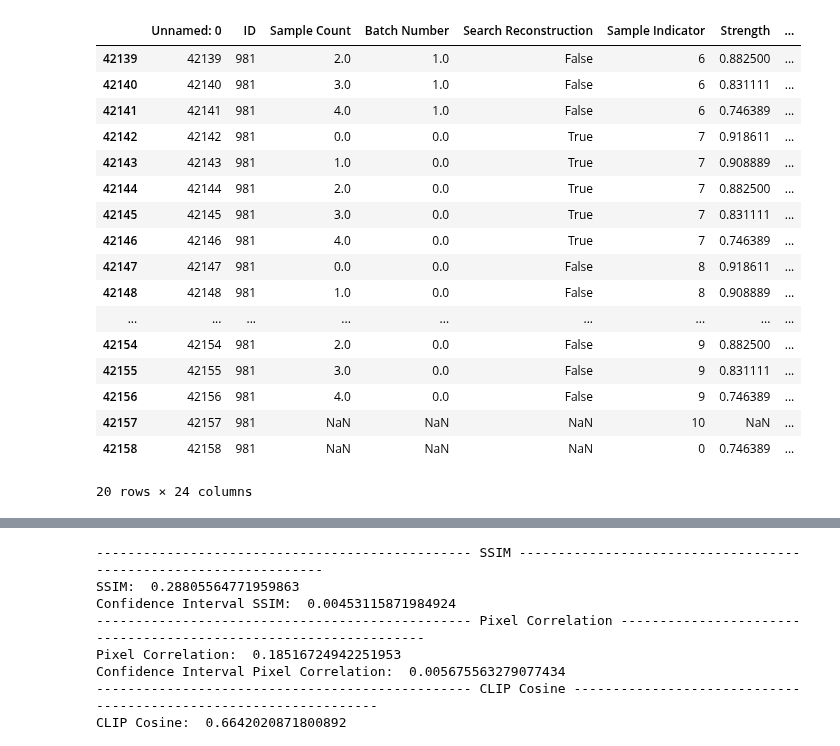
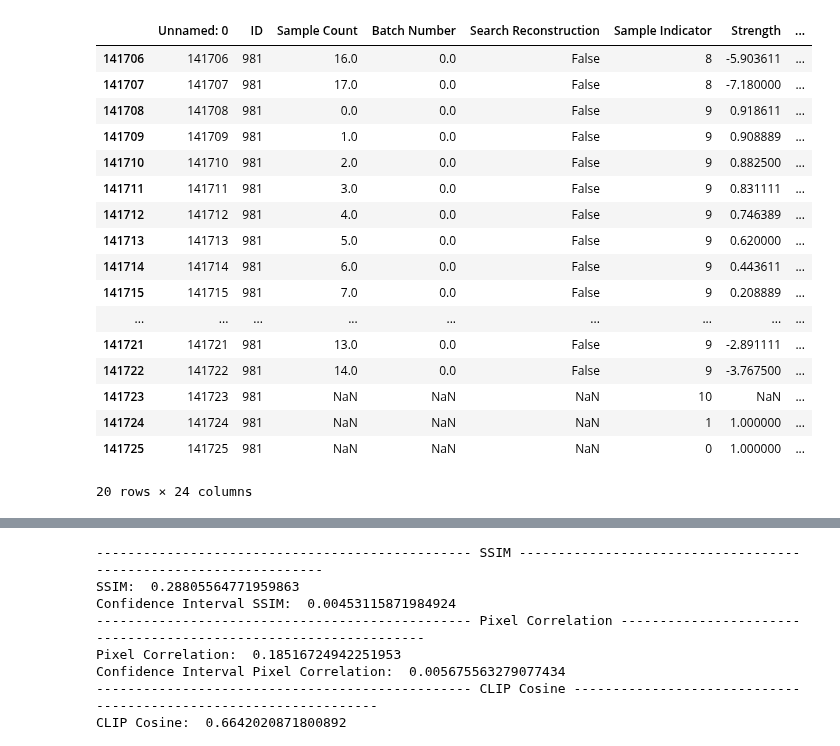
Before and after one commit to reesekneeland/Second-Sight, a Jupyter notebook: scripts/prepare_figures.ipynb, the cells around one changed output, grey strips where cells are left out. Drawn from its saved outputs; the diff is of its cells as text; code cells hidden in the pictures.

```diff
--- a/scripts/prepare_figures.ipynb
+++ b/scripts/prepare_figures.ipynb
@@ -25,55 +25,70 @@ import json
 # log_path = "/export/raid1/home/kneel027/Second-Sight/logs/" + folder + "/statistics_df_60.csv"
 
 
 # Second Sight
 subject = 1
-folder = "Final Run: SCS UC LD 6:100:4 Dual Guided clip_iter"
-directory_path = "/export/raid1/home/ojeda040/Second-Sight/reconstructions/subject" + str(subject) + "/" + folder + "/statistics_df_897.csv"
+folder = "dataframes"
+experiment = "Final Run: SCS UC LD 6:100:4 Dual Guided clip_iter"
+directory_path = "/export/raid1/home/ojeda040/Second-Sight/reconstructions/subject" + str(subject) + "/" + folder + "/statistics_df_" + experiment + "_all_images_897.csv"
 
 # Brain Diffuser
 # subject = 1
-# folder = "Brain Diffuser regen"
-# directory_path = "/export/raid1/home/ojeda040/Second-Sight/reconstructions/subject" + str(subject) + "/" + folder + "/statistics_df_897.csv"
+# folder = "dataframes"
+# experiment = "Brain Diffuser regen"
+# directory_path = "/export/raid1/home/ojeda040/Second-Sight/reconstructions/subject" + str(subject) + "/" + folder + "/statistics_df_" + experiment + "_brain_correlation_897.csv"
 
 # Tagaki
 # subject = 1
-# folder = "Tagaki"
-# directory_path = "/export/raid1/home/ojeda040/Second-Sight/reconstructions/subject" + str(subject) + "/" + folder + "/statistics_df_897.csv"
+# folder = "dataframes"
+# experiment = "Tagaki"
+# directory_path = "/export/raid1/home/ojeda040/Second-Sight/reconstructions/subject" + str(subject) + "/" + folder + "/statistics_df_" + experiment + "_brain_correlation_897.csv"
+
+# Mind Diffuser
+# subject = 1
+# folder = "dataframes"
+# experiment = "Mind Diffuser"
+# directory_path = "/export/raid1/home/ojeda040/Second-Sight/reconstructions/subject" + str(subject) + "/" + folder + "/statistics_df_" + experiment + "_brain_correlation_897.csv"
+
+# Cortical Convolutions
+# subject = 1
+# folder = "dataframes"
+# experiment = "Cortical Convolutions"
+# directory_path = "/export/raid1/home/ojeda040/Second-Sight/reconstructions/subject" + str(subject) + "/" + folder + "/statistics_df_" + experiment + "_brain_correlation_897.csv"
 
 df = pd.read_csv(directory_path)
 df.tail(20)
 
 #   0 --> Ground Truth
 #   1 --> VDVAE Distribution        (Decoded Distribution)
 #   2 --> Clip Distrubituon         (Decoded CLIP Only)
 #   3 --> Clip Distrubituon + VDVAE (Decoded CLIP + VDVAE)
 #   4 --> iter_0
 #   5 --> iter_1
 #   6 --> iter_2
 #   7 --> iter_3
 #   8 --> iter_4
 #   9 --> iter_5
 #  10 --> Search Reconstruction
 
 # {"clip_distribution" : 1, "vdvae_distribution" : 2, "clip+vdvae_distribution" : 3, "iter_0" : 4, "iter_1" : 5 , "iter_2" : 6, "iter_3" : 7, "iter_4" : 8, "iter_5" : 9}
 # %% [output]
 |  | Unnamed: 0 | ID | Sample Count | Batch Number | Search Reconstruction | Sample Indicator | Strength | ... |
-| 42139 | 42139 | 981 | 2.0 | 1.0 | False | 6 | 0.882500 | ... |
-| 42140 | 42140 | 981 | 3.0 | 1.0 | False | 6 | 0.831111 | ... |
-| 42141 | 42141 | 981 | 4.0 | 1.0 | False | 6 | 0.746389 | ... |
-| 42142 | 42142 | 981 | 0.0 | 0.0 | True | 7 | 0.918611 | ... |
-| 42143 | 42143 | 981 | 1.0 | 0.0 | True | 7 | 0.908889 | ... |
-| 42144 | 42144 | 981 | 2.0 | 0.0 | True | 7 | 0.882500 | ... |
-| 42145 | 42145 | 981 | 3.0 | 0.0 | True | 7 | 0.831111 | ... |
-| 42146 | 42146 | 981 | 4.0 | 0.0 | True | 7 | 0.746389 | ... |
-| 42147 | 42147 | 981 | 0.0 | 0.0 | False | 8 | 0.918611 | ... |
-| 42148 | 42148 | 981 | 1.0 | 0.0 | False | 8 | 0.908889 | ... |
+| 141706 | 141706 | 981 | 16.0 | 0.0 | False | 8 | -5.903611 | ... |
+| 141707 | 141707 | 981 | 17.0 | 0.0 | False | 8 | -7.180000 | ... |
+| 141708 | 141708 | 981 | 0.0 | 0.0 | False | 9 | 0.918611 | ... |
+| 141709 | 141709 | 981 | 1.0 | 0.0 | False | 9 | 0.908889 | ... |
+| 141710 | 141710 | 981 | 2.0 | 0.0 | False | 9 | 0.882500 | ... |
+| 141711 | 141711 | 981 | 3.0 | 0.0 | False | 9 | 0.831111 | ... |
+| 141712 | 141712 | 981 | 4.0 | 0.0 | False | 9 | 0.746389 | ... |
+| 141713 | 141713 | 981 | 5.0 | 0.0 | False | 9 | 0.620000 | ... |
+| 141714 | 141714 | 981 | 6.0 | 0.0 | False | 9 | 0.443611 | ... |
+| 141715 | 141715 | 981 | 7.0 | 0.0 | False | 9 | 0.208889 | ... |
 | ... | ... | ... | ... | ... | ... | ... | ... | ... |
-| 42154 | 42154 | 981 | 2.0 | 0.0 | False | 9 | 0.882500 | ... |
-| 42155 | 42155 | 981 | 3.0 | 0.0 | False | 9 | 0.831111 | ... |
-| 42156 | 42156 | 981 | 4.0 | 0.0 | False | 9 | 0.746389 | ... |
-| 42157 | 42157 | 981 | NaN | NaN | NaN | 10 | NaN | ... |
-| 42158 | 42158 | 981 | NaN | NaN | NaN | 0 | 0.746389 | ... |
+| 141721 | 141721 | 981 | 13.0 | 0.0 | False | 9 | -2.891111 | ... |
+| 141722 | 141722 | 981 | 14.0 | 0.0 | False | 9 | -3.767500 | ... |
+| 141723 | 141723 | 981 | NaN | NaN | NaN | 10 | NaN | ... |
+| 141724 | 141724 | 981 | NaN | NaN | NaN | 1 | 1.000000 | ... |
+| 141725 | 141725 | 981 | NaN | NaN | NaN | 0 | 1.000000 | ... |
 20 rows × 24 columns
 # %%
 def column_string_to_list(df):
```
Also changed, not shown: parts of 8 cells of this notebook, 1 other file.
